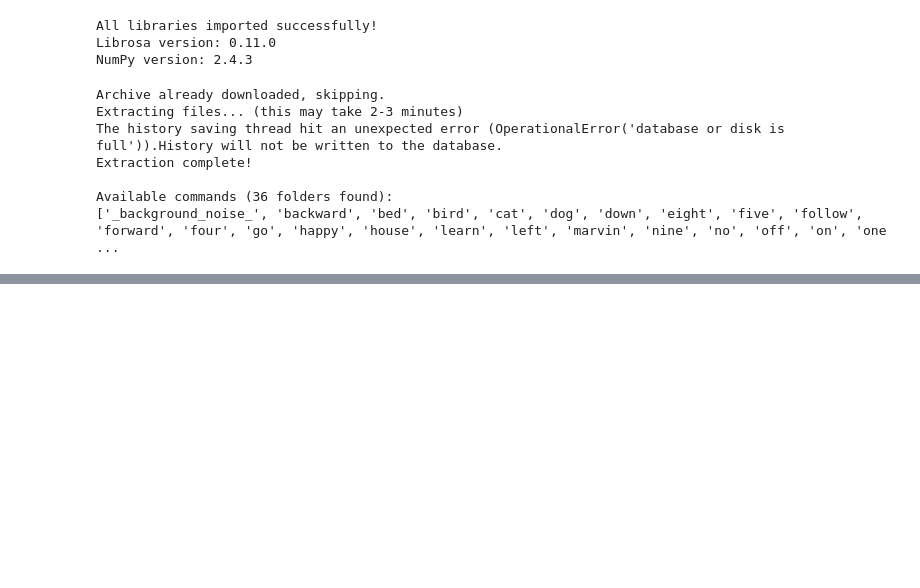
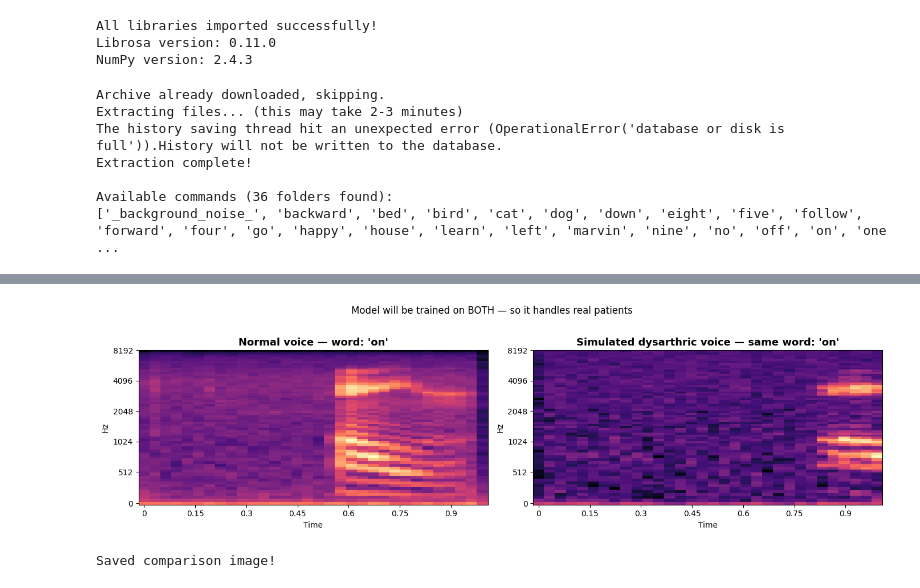
Before and after one commit to yugcodes-bit/VocalCare, a Jupyter notebook: vocalcare-ml/phase1_model.ipynb, the cells around one changed output, grey strips where cells are left out. Drawn from its saved outputs; the diff is of its cells as text; code cells hidden in the pictures; blank space fills up the shorter version.

```diff
--- a/vocalcare-ml/phase1_model.ipynb
+++ b/vocalcare-ml/phase1_model.ipynb
@@ -134,0 +239,45 @@ MemoryError
+# %%
+# Cell 8 — Visualize the difference: normal vs dysarthric
+
+from pathlib import Path
+
+DATASET_PATH = Path("./data/speech_commands")
+
+# Load a clean sample
+sample_path = list((DATASET_PATH / "on").glob("*.wav"))[0]
+clean_audio, sr = librosa.load(sample_path, sr=16000)
+clean_audio = librosa.util.fix_length(clean_audio, size=16000)
+
+# Apply dysarthric simulation
+dysarthric_audio = augment_dysarthric(clean_audio.copy(), sr)
+
+def get_mel(audio, sr=16000):
+    mel = librosa.feature.melspectrogram(
+        y=audio, sr=sr, n_mels=64, hop_length=512, n_fft=1024
+    )
+    return librosa.power_to_db(mel, ref=np.max)
+
+# Plot side by side
+fig, axes = plt.subplots(1, 2, figsize=(14, 4))
+
+librosa.display.specshow(get_mel(clean_audio), sr=sr,
+                         hop_length=512, ax=axes[0],
+                         x_axis='time', y_axis='mel')
+axes[0].set_title("Normal voice — word: 'on'", fontsize=13, fontweight='bold')
+
+librosa.display.specshow(get_mel(dysarthric_audio), sr=sr,
+                         hop_length=512, ax=axes[1],
+                         x_axis='time', y_axis='mel')
+axes[1].set_title("Simulated dysarthric voice — same word: 'on'",
+                  fontsize=13, fontweight='bold')
+
+plt.suptitle("Model will be trained on BOTH — so it handles real patients",
+             fontsize=12, y=1.02)
+plt.tight_layout()
+plt.savefig("D:/IOT SEM 4/vocalcare-ml/normal_vs_dysarthric.png",
+            dpi=150, bbox_inches='tight')
+plt.show()
+print("Saved comparison image!")
+# %% [output]
+[figure, added]
+Saved comparison image!
```
Also changed, not shown: parts of 5 cells of this notebook, 5 other files.
